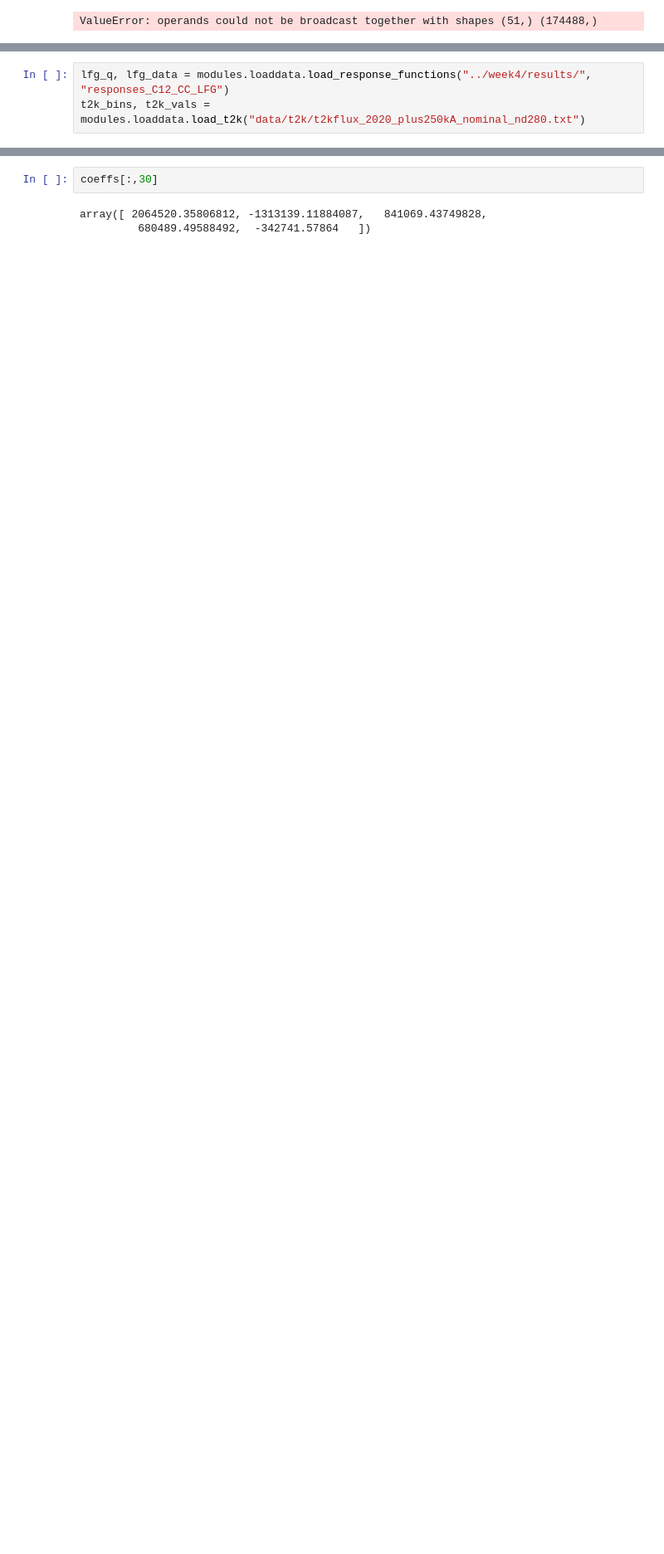
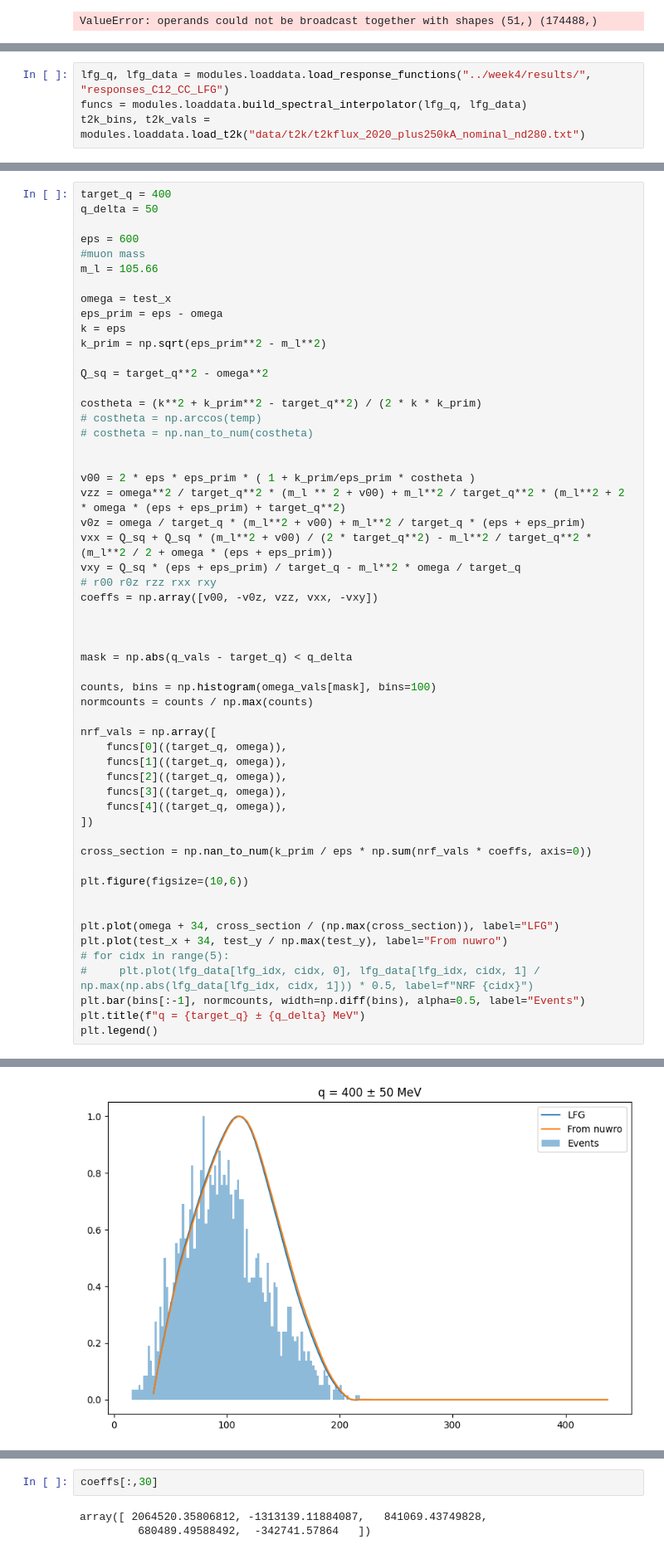
Before and after one commit to grufkork/neutrino_bsc_26, a Jupyter notebook: root-demo.ipynb, the cells around one changed output, grey strips where cells are left out. Shown at 83% size. Cells and saved outputs as stored; diff of their text form; blank space fills up the shorter version.

```diff
--- a/root-demo.ipynb
+++ b/root-demo.ipynb
@@ -66,6 +66,7 @@ plt.scatter(mom_outs[:,0], mom_outs[:,3], alpha = 0.3, s=0.1)
 [figure]
 # %%
 lfg_q, lfg_data = modules.loaddata.load_response_functions("../week4/results/", "responses_C12_CC_LFG")
+funcs = modules.loaddata.build_spectral_interpolator(lfg_q, lfg_data)
 t2k_bins, t2k_vals = modules.loaddata.load_t2k("data/t2k/t2kflux_2020_plus250kA_nominal_nd280.txt")
 # %%
 eps = mom_ins[:, 0]
@@ -87,0 +105,56 @@ coeffs = np.array([v00, vzz, v0z, vxx, vxy]).T
+# %%
+target_q = 400
+q_delta = 50
+
+eps = 600
+#muon mass
+m_l = 105.66
+
+omega = test_x
+eps_prim = eps - omega
+k = eps
+k_prim = np.sqrt(eps_prim**2 - m_l**2)
+
+Q_sq = target_q**2 - omega**2
+
+costheta = (k**2 + k_prim**2 - target_q**2) / (2 * k * k_prim)
+# costheta = np.arccos(temp)
+# costheta = np.nan_to_num(costheta)
+
+
+v00 = 2 * eps * eps_prim * ( 1 + k_prim/eps_prim * costheta )
+vzz = omega**2 / target_q**2 * (m_l ** 2 + v00) + m_l**2 / target_q**2 * (m_l**2 + 2 * omega * (eps + eps_prim) + target_q**2)
+v0z = omega / target_q * (m_l**2 + v00) + m_l**2 / target_q * (eps + eps_prim)
+vxx = Q_sq + Q_sq * (m_l**2 + v00) / (2 * target_q**2) - m_l**2 / target_q**2 * (m_l**2 / 2 + omega * (eps + eps_prim))
+vxy = Q_sq * (eps + eps_prim) / target_q - m_l**2 * omega / target_q
+# r00 r0z rzz rxx rxy
+coeffs = np.array([v00, -v0z, vzz, vxx, -vxy])
+
+
+
+mask = np.abs(q_vals - target_q) < q_delta
+
+counts, bins = np.histogram(omega_vals[mask], bins=100)
+normcounts = counts / np.max(counts)
+
+nrf_vals = np.array([
+    funcs[0]((target_q, omega)),
+    funcs[1]((target_q, omega)),
+    funcs[2]((target_q, omega)),
+    funcs[3]((target_q, omega)),
+    funcs[4]((target_q, omega)),
+])
+
+cross_section = np.nan_to_num(k_prim / eps * np.sum(nrf_vals * coeffs, axis=0))
+
+plt.figure(figsize=(10,6))
+
+
+plt.plot(omega + 34, cross_section / (np.max(cross_section)), label="LFG")
+plt.plot(test_x + 34, test_y / np.max(test_y), label="From nuwro")
+# for cidx in range(5):
+#     plt.plot(lfg_data[lfg_idx, cidx, 0], lfg_data[lfg_idx, cidx, 1] / np.max(np.abs(lfg_data[lfg_idx, cidx, 1])) * 0.5, label=f"NRF {cidx}")
+plt.bar(bins[:-1], normcounts, width=np.diff(bins), alpha=0.5, label="Events")
+plt.title(f"q = {target_q} ± {q_delta} MeV")
+plt.legend()
+# %% [output]
@@ -88 +162,2 @@ coeffs = np.array([v00, vzz, v0z, vxx, vxy]).T
+[figure, added]
 # %%
```
Also changed, not shown: parts of 6 cells of this notebook, 6 other files.
